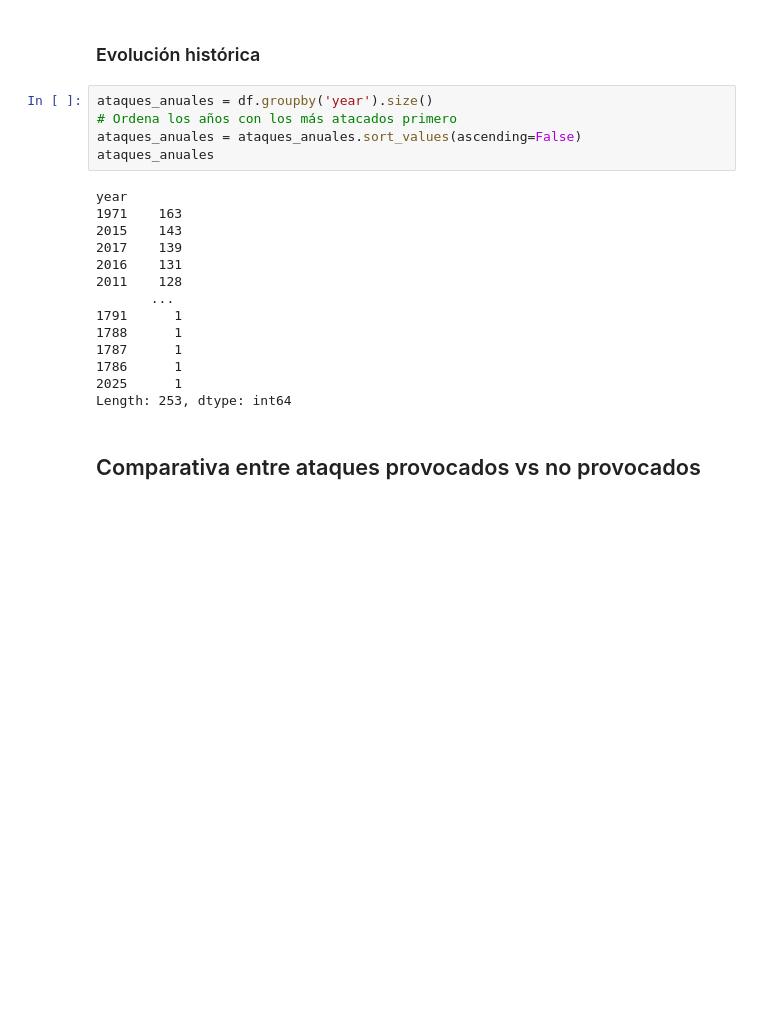
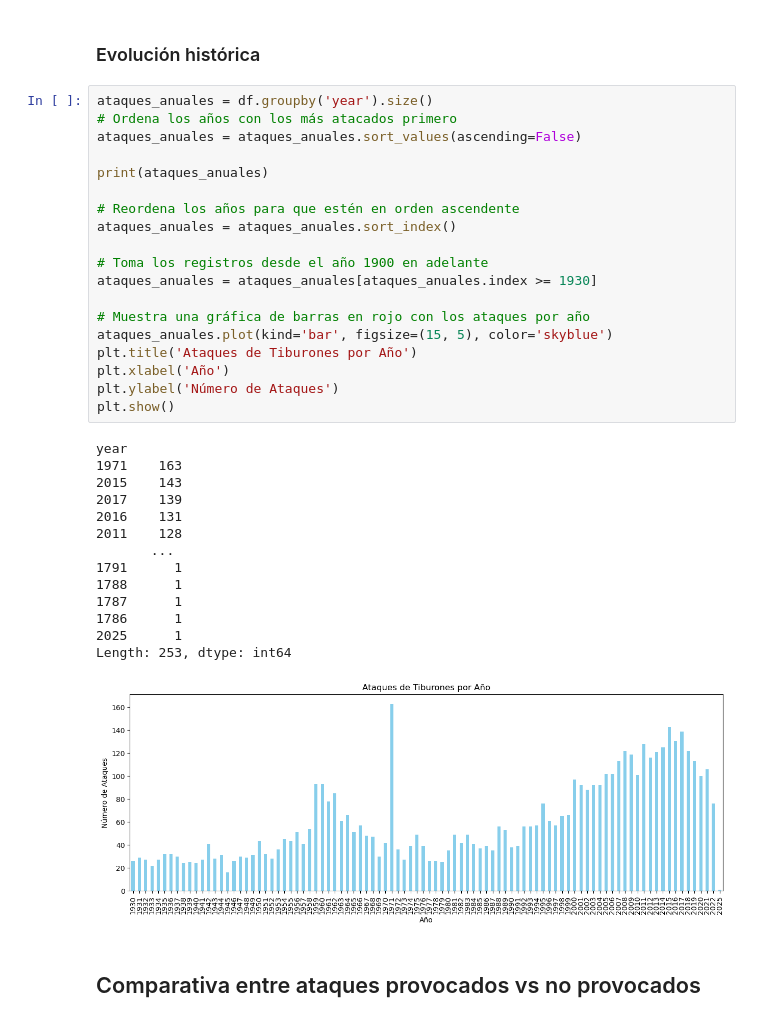
Before and after one commit to jesuserro/shark-attack-exploratory-data-analysis, a Jupyter notebook: notebooks/exploratory_analysis.ipynb, the cells around one changed output. Cells and saved outputs as stored; diff of their text form; blank space fills up the shorter version.

```diff
--- a/notebooks/exploratory_analysis.ipynb
+++ b/notebooks/exploratory_analysis.ipynb
@@ -372,25 +372,40 @@ febrero       371
 dtype: int64
 # %% [markdown]
 ### Evolución histórica
-# %%
-ataques_anuales = df.groupby('year').size()
-# Ordena los años con los más atacados primero
-ataques_anuales = ataques_anuales.sort_values(ascending=False)
-ataques_anuales
-# %% [output]
-year
-1971    163
-2015    143
-2017    139
-2016    131
-2011    128
-       ...
-1791      1
-1788      1
-1787      1
-1786      1
-2025      1
-Length: 253, dtype: int64
+# %%
+ataques_anuales = df.groupby('year').size()
+# Ordena los años con los más atacados primero
+ataques_anuales = ataques_anuales.sort_values(ascending=False)
+
+print(ataques_anuales)
+
+# Reordena los años para que estén en orden ascendente
+ataques_anuales = ataques_anuales.sort_index()
+
+# Toma los registros desde el año 1900 en adelante
+ataques_anuales = ataques_anuales[ataques_anuales.index >= 1930]
+
+# Muestra una gráfica de barras en rojo con los ataques por año
+ataques_anuales.plot(kind='bar', figsize=(15, 5), color='skyblue')
+plt.title('Ataques de Tiburones por Año')
+plt.xlabel('Año')
+plt.ylabel('Número de Ataques')
+plt.show()
+# %% [output]
+year
+1971    163
+2015    143
+2017    139
+2016    131
+2011    128
+       ...
+1791      1
+1788      1
+1787      1
+1786      1
+2025      1
+Length: 253, dtype: int64
+[figure, added]
 # %% [markdown]
 ## Comparativa entre ataques provocados vs no provocados
 # %%
```
